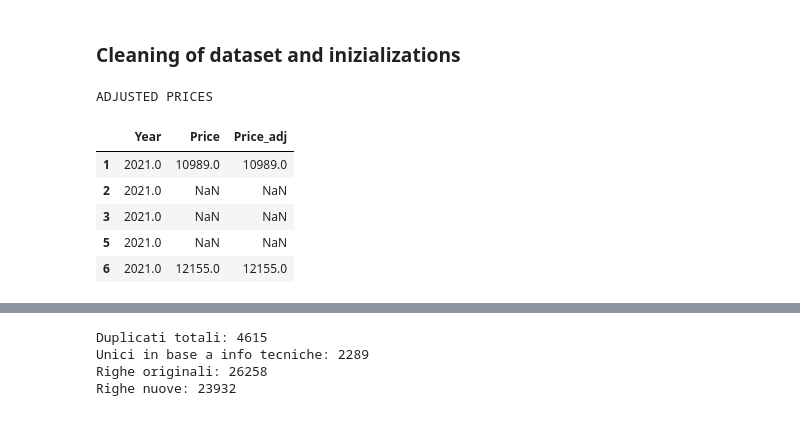
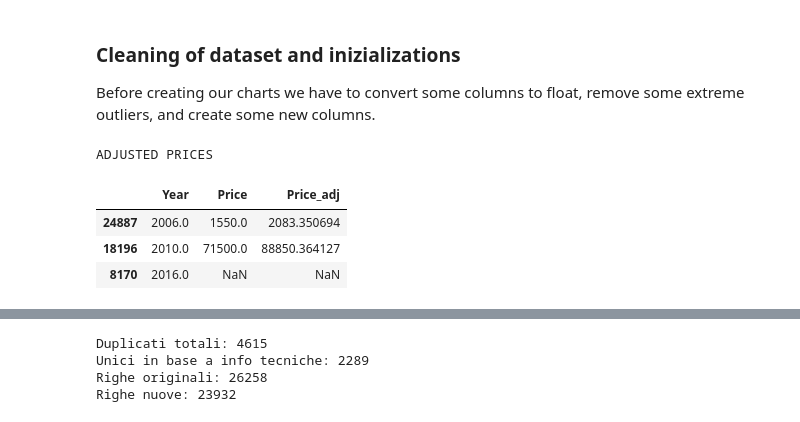
Before and after one commit to MicheaColautti/DataScience-Proj2, a Jupyter notebook: src/BikeAnalysis.ipynb, the cells around one changed output, grey strips where cells are left out. Saved outputs shown, nothing was run; the diff lists cells and outputs as text; code cells hidden in the pictures.

```diff
--- a/src/BikeAnalysis.ipynb
+++ b/src/BikeAnalysis.ipynb
@@ -64,15 +84,10 @@ df = df.dropna(axis=1, how="all")
 print(f"Il dataframe ha {df.shape[1]} colonne.")
 print(f"Il dataframe ha {df.shape[0]} righe.")
 
-# Rename some columns
-df = df.rename(columns={
-    "Power HP": "Power_HP",
-})
-
 print(f"La moto più vecchia è del {df['Year'].min()}")
 print(f"La moto più recente è del {df['Year'].max()}.")
 
-display(df.columns)
+# display(df.columns)
 # %% [output]
 Il dataframe ha 77 colonne.
 Il dataframe ha 38624 righe.
@@ -170,8 +170,8 @@ def adjust_price_for_inflation(row):
 
 
 def show_col(col):
-    # Returns head(5) of a column, but ignores NaNs
-    return df[df[col].notna()].sample(5)[col]
+    # Returns a little sample of a column, but ignores NaNs
+    return df[df[col].notna()].sample(3)[col]
 
 def_col = ["#987434"]
 # %% [markdown]
@@ -256,6 +242,8 @@ Name: Fuel system, dtype: object
 Name: Model, dtype: object
 # %% [markdown]
 ### Cleaning of dataset and inizializations
+
+Before creating our charts we have to convert some columns to float, remove some extreme outliers, and create some new columns.
 # %%
 
 # Convert certain columns to numeric
@@ -278,38 +266,36 @@ TEMPLATE = "presentation"
 pio.templates.default = TEMPLATE
 
 # Filter out motorcycle with HP >= 500
 df = df[df["HP"] < 500]
 
 
 
 # Adjust price for inflation
 
 # Filtra solo righe valide
 mask = (df["Year"] >= 1913) & (df["Price"].notna())
 df_valid = df.loc[mask].copy()
 
 # Calcola i fattori di inflazione solo una volta per ogni anno
 unique_years = df_valid["Year"].unique()
 inflation_factors = {
     year: cpi.inflate(1, int(year), to=2021) for year in unique_years
 }
 
 # Applica il fattore in modo vettoriale
 df_valid["Price_adj"] = df_valid["Price"] * df_valid["Year"].map(inflation_factors)
 
 # Assegna al dataframe originale (solo dove ha senso)
 df.loc[mask, "Price_adj"] = df_valid["Price_adj"]
 
 # Show the first 5 rows of the adjusted prices
 print("\nADJUSTED PRICES\n\n")
-display(df[["Year", "Price", "Price_adj"]].head(5))
+display(show_col(["Year", "Price", "Price_adj"]))
 # %% [output]
 ADJUSTED PRICES
 |  | Year | Price | Price_adj |
-| 1 | 2021.0 | 10989.0 | 10989.0 |
-| 2 | 2021.0 | NaN | NaN |
-| 3 | 2021.0 | NaN | NaN |
-| 5 | 2021.0 | NaN | NaN |
-| 6 | 2021.0 | 12155.0 | 12155.0 |
+| 24887 | 2006.0 | 1550.0 | 2083.350694 |
+| 18196 | 2010.0 | 71500.0 | 88850.364127 |
+| 8170 | 2016.0 | NaN | NaN |
 # %% [markdown]
 ### Analysis of duplicates
```
Also changed, not shown: parts of 11 cells of this notebook.
